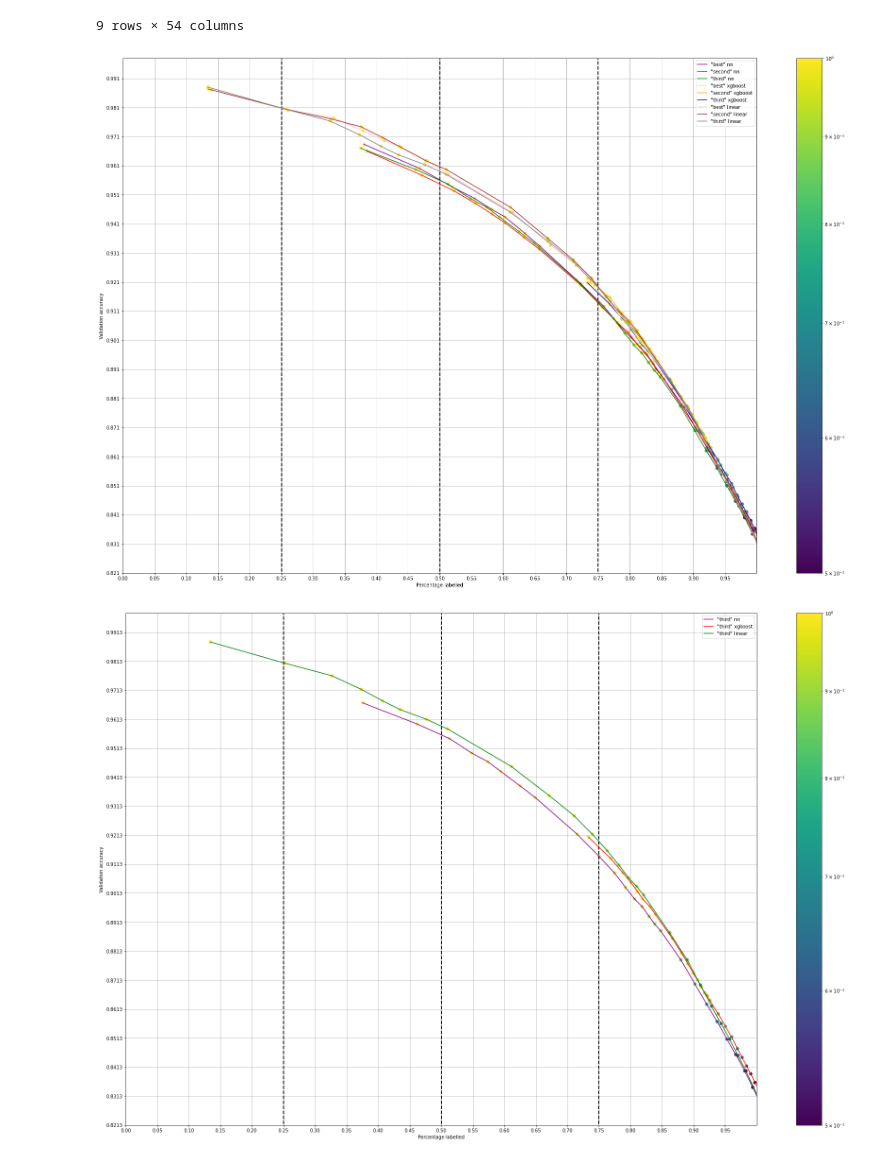
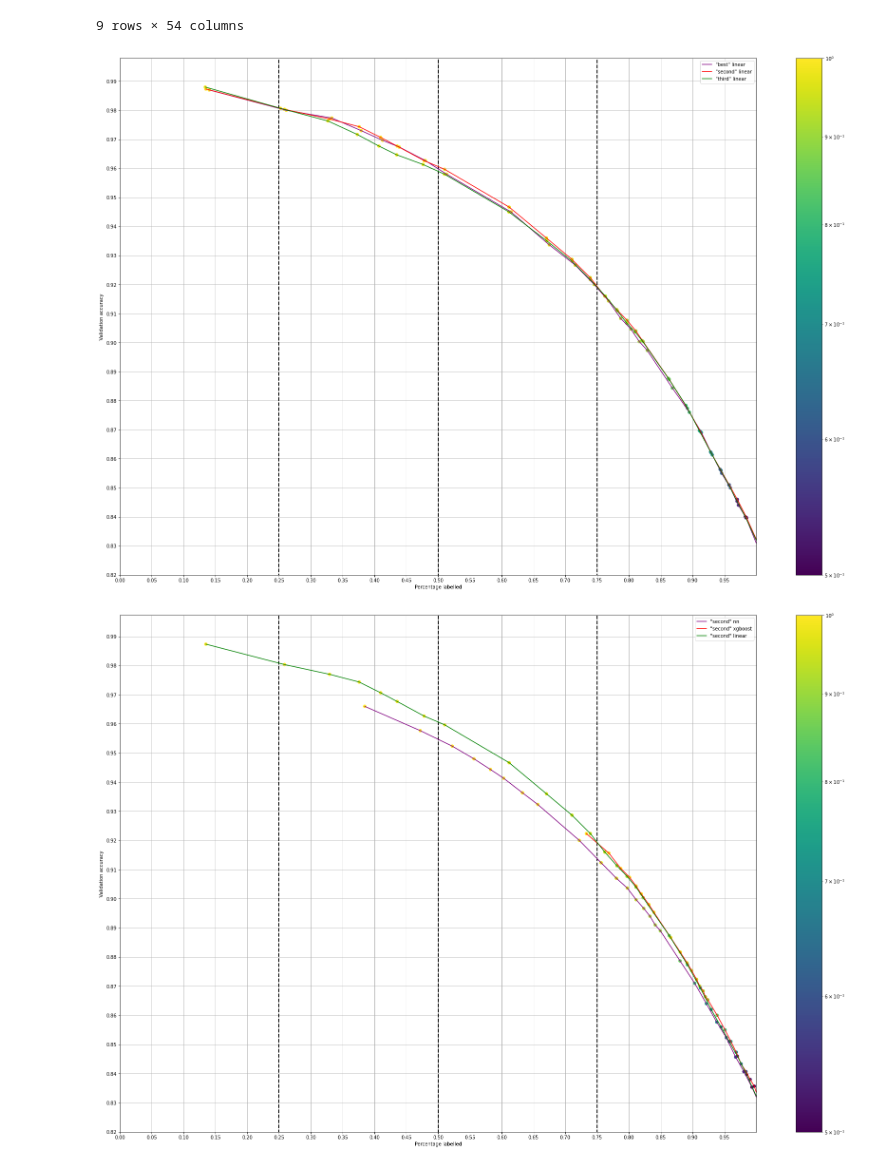
Before and after one commit to awiedenroth/MasterThesisExperiments, a Jupyter notebook: Analyse/Oesch8_ohne.ipynb, the cells around one changed output. Cells and saved outputs as stored; diff of their text form; code cells hidden in the pictures.

```diff
--- a/Analyse/Oesch8_ohne.ipynb
+++ b/Analyse/Oesch8_ohne.ipynb
@@ -35,9 +35,9 @@ df = pd.concat([df1, df2, df3])
 df= df.rename(columns={'combi average.combi validation accuracy': 'confidence average @0.0.validation accuracy @0.0: '})
 df['confidence average @0.0.percentage labelled @0.0: '] = [1.0, 1.0, 1.0, 1.0, 1.0, 1.0, 1.0, 1.0, 1.0]
 
-#df = df[df.combi_model=="nn"]
-#df = df[df.combi_model=="xgboost"]
-#df = df[df.combi_model=="linear"]
+#df = df[df.combi_model=="nn"] # best minimal bestes
+#df = df[df.combi_model=="xgboost"] # second minimal bestes besonders später
+df = df[df.combi_model=="linear"] # second minimal bestes
 
 #df = df[df['Name'] == '"best"']
 #df = df[df['Name'] == '"second"']
@@ -75,36 +75,36 @@ percentages = np.column_stack(percentages)
 percentages = [x for x in percentages]
 
 # ich gehe durch die accuracies und ersetze werte wenn es wieder kleiner wird durch nan
 for row in range(len(accuracies)):
     max = 0
     for value in range(len(accuracies[row])):
         if accuracies[row][value]<max:
             accuracies[row][value] = None
         else:
             max = accuracies[row][value]
 
 
 plt.figure(figsize= (30,20))
 for perc, acc, name, combi_mod, linecolor in zip(percentages, accuracies, names, combi_model, colors):
     #print(percentages)
     plt.scatter(x=perc, y=acc, c=confidences, norm=matplotlib.colors.LogNorm(vmin=0.5, vmax=1.0))
     plt.plot(perc, acc, c=linecolor,  label = f"{name} {combi_mod}")
 plt.colorbar()
 
 plt.xlim((0, 1))
 #plt.xscale('log')
-plt.ylim((np.min(accuracies)-0.01, np.max(accuracies)+0.01))
+plt.ylim((np.round(np.min(accuracies)-0.01, decimals = 2), np.max(accuracies)+0.01))
 plt.grid()
-plt.yticks(np.arange(np.min(accuracies)-0.01, np.max(accuracies)+0.01, step=0.01))
+plt.yticks(np.arange(np.round(np.min(accuracies)-0.01, decimals = 2), np.max(accuracies)+0.01, step=0.01))
 plt.xticks(np.arange(0, 1, step=0.05))
 plt.xlabel("Percentage labelled")
 plt.ylabel("Validation accuracy")
 plt.legend()
 plt.vlines(x=[0.25, 0.5, 0.75], ymin=0, ymax=1, colors='black', ls='--', lw=2)
 #plt.title("")
 plt.show()
 # %% [output]
-[figure, old version]
+[figure, new version]
 # %%
 df1 = pd.read_csv("./oesch8_ohne/nn.csv",  sep = ",")
 df2 = pd.read_csv("./oesch8_ohne/xgb.csv",  sep = ",")
@@ -118,7 +118,7 @@ df['confidence average @0.0.percentage labelled @0.0: '] = [1.0, 1.0, 1.0, 1.0,
 #df = df[df.combi_model=="linear"]
 
 #df = df[df['Name'] == '"best"']
-#df = df[df['Name'] == '"second"']
+df = df[df['Name'] == '"second"']
 #df = df[df['Name'] == '"third"']
 
 
@@ -175,9 +175,9 @@ plt.colorbar()
 
 plt.xlim((0, 1))
 #plt.xscale('log')
-plt.ylim((np.min(accuracies)-0.01, np.max(accuracies)+0.01))
+plt.ylim((np.round(np.min(accuracies)-0.01, decimals = 2), np.max(accuracies)+0.01))
 plt.grid()
-plt.yticks(np.arange(np.min(accuracies)-0.01, np.max(accuracies)+0.01, step=0.01))
+plt.yticks(np.arange(np.round(np.min(accuracies)-0.01, decimals = 2), np.max(accuracies)+0.01, step=0.01))
 plt.xticks(np.arange(0, 1, step=0.05))
 plt.xlabel("Percentage labelled")
 plt.ylabel("Validation accuracy")
@@ -186,4 +186,4 @@ plt.vlines(x=[0.25, 0.5, 0.75], ymin=0, ymax=1, colors='black', ls='--', lw=2)
 #plt.title("")
 plt.show()
 # %% [output]
-[figure, old version]
+[figure, new version]
```
Also changed, not shown: 6 other files.
